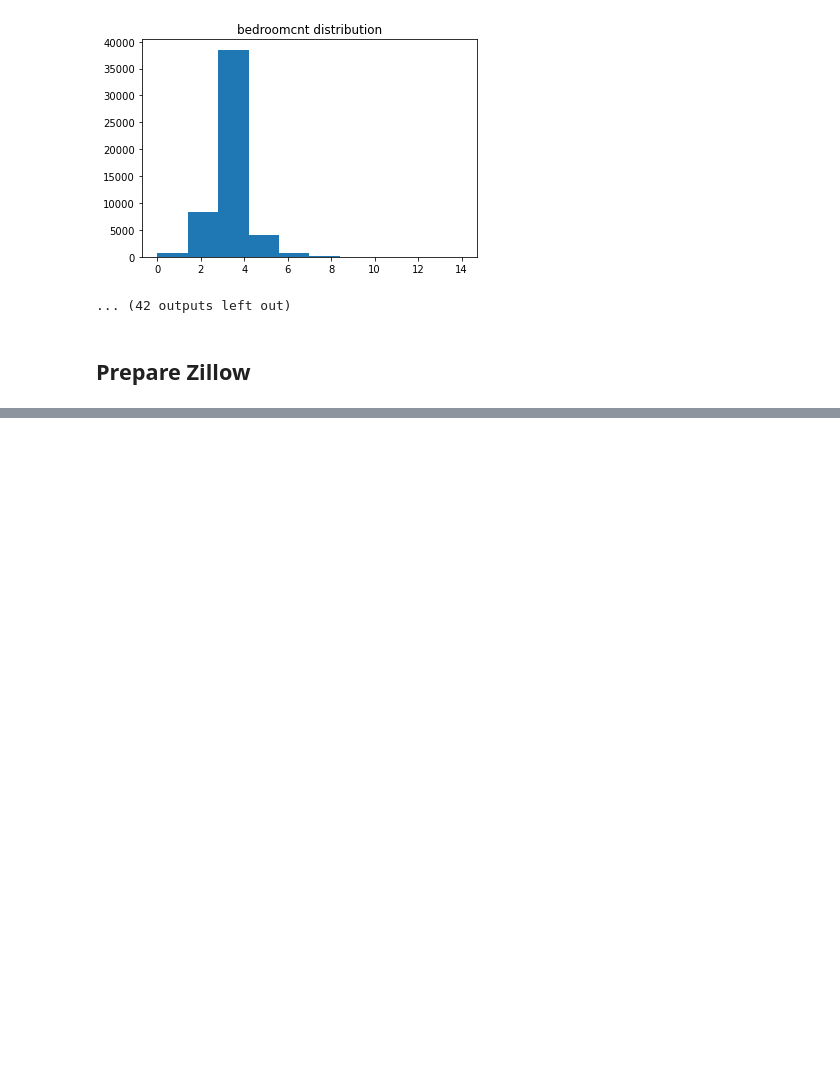
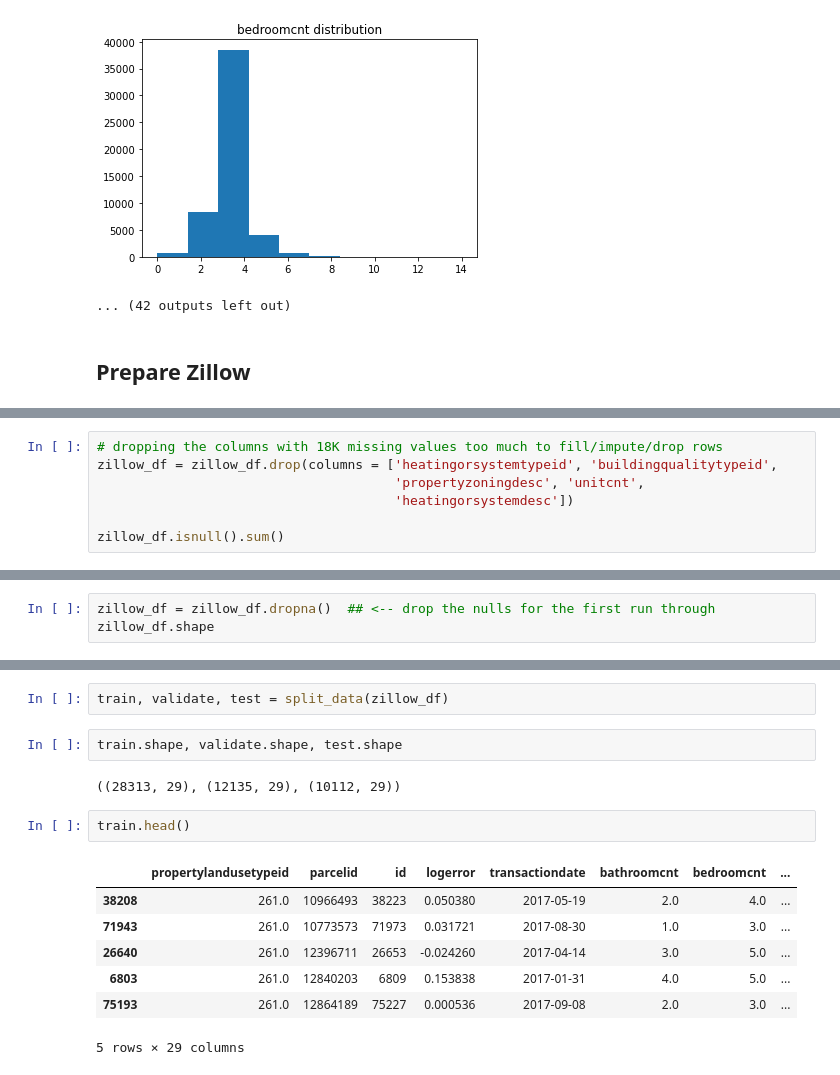
Before and after one commit to ForrestMccrosky/Zillow_Clustering_Project, a Jupyter notebook: Rough_Draft_Notebook.ipynb, the cells around one changed output, grey strips where cells are left out. Cells and saved outputs as stored; diff of their text form; blank space fills up the shorter version.

```diff
--- a/Rough_Draft_Notebook.ipynb
+++ b/Rough_Draft_Notebook.ipynb
@@ -121,0 +198,7 @@ cont_hist(zillow_df)  ## <-- function that looks at the distributions of continu
+# %%
+# dropping the columns with 18K missing values too much to fill/impute/drop rows
+zillow_df = zillow_df.drop(columns = ['heatingorsystemtypeid', 'buildingqualitytypeid',
+                                      'propertyzoningdesc', 'unitcnt',
+                                      'heatingorsystemdesc'])
+
+zillow_df.isnull().sum()
@@ -121,0 +223,3 @@ cont_hist(zillow_df)  ## <-- function that looks at the distributions of continu
+# %%
+zillow_df = zillow_df.dropna()  ## <-- drop the nulls for the first run through
+zillow_df.shape
@@ -121,0 +248,16 @@ cont_hist(zillow_df)  ## <-- function that looks at the distributions of continu
+# %%
+train, validate, test = split_data(zillow_df)
+# %%
+train.shape, validate.shape, test.shape
+# %% [output]
+((28313, 29), (12135, 29), (10112, 29))
+# %%
+train.head()
+# %% [output]
+|  | propertylandusetypeid | parcelid | id | logerror | transactiondate | bathroomcnt | bedroomcnt | ... |
+| 38208 | 261.0 | 10966493 | 38223 | 0.050380 | 2017-05-19 | 2.0 | 4.0 | ... |
+| 71943 | 261.0 | 10773573 | 71973 | 0.031721 | 2017-08-30 | 1.0 | 3.0 | ... |
+| 26640 | 261.0 | 12396711 | 26653 | -0.024260 | 2017-04-14 | 3.0 | 5.0 | ... |
+| 6803 | 261.0 | 12840203 | 6809 | 0.153838 | 2017-01-31 | 4.0 | 5.0 | ... |
+| 75193 | 261.0 | 12864189 | 75227 | 0.000536 | 2017-09-08 | 2.0 | 3.0 | ... |
+5 rows × 29 columns
```
Also changed, not shown: parts of 11 cells of this notebook, 1 other file.
